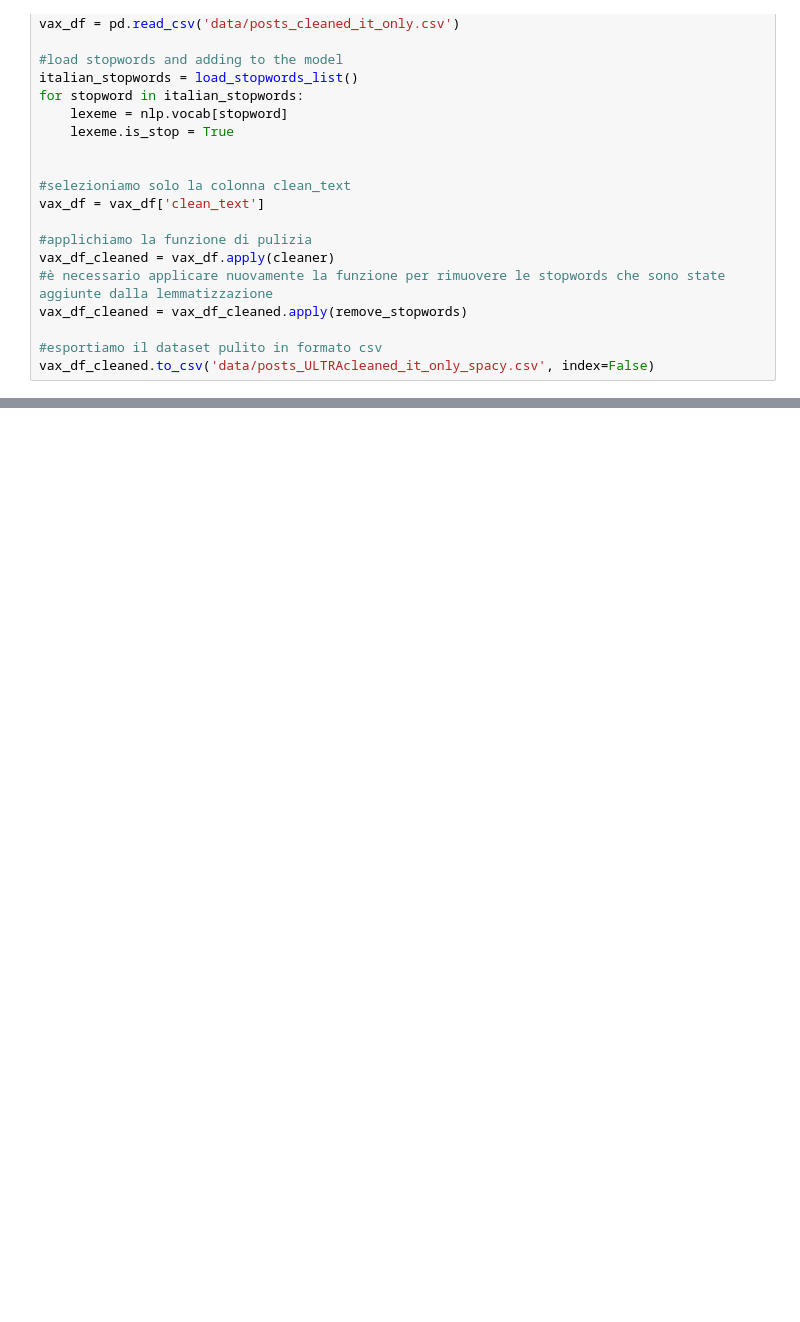
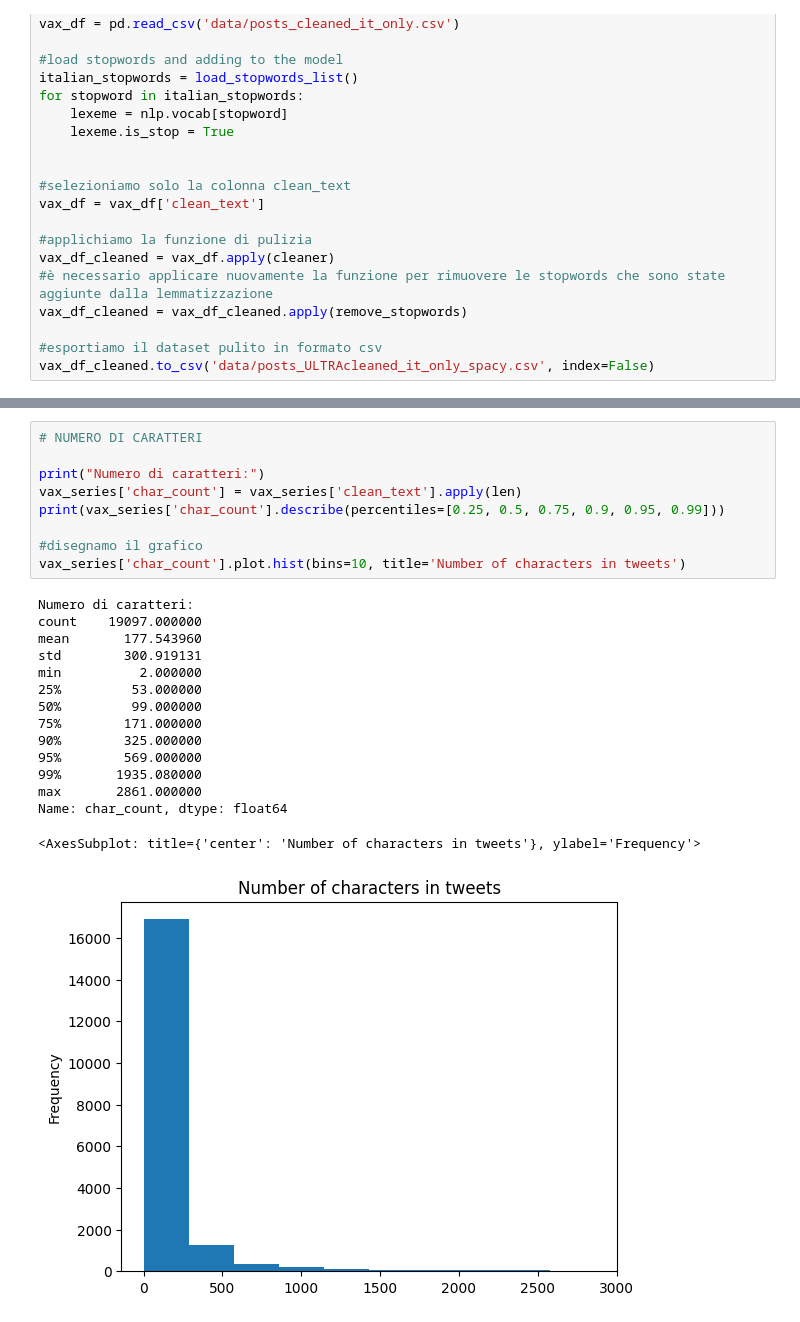
Before and after one commit to bovaristEliza/AE-GuANto, a Jupyter notebook: spacy_cleaner.ipynb, the cells around one changed output, grey strips where cells are left out. Drawn from its saved outputs; the diff is of its cells as text; blank space fills up the shorter version.

```diff
--- a/spacy_cleaner.ipynb
+++ b/spacy_cleaner.ipynb
@@ -93,0 +122,25 @@ barplot(words=common_words, words_counts=common_words_counts, title='Most Freque
+# %%
+# NUMERO DI CARATTERI
+
+print("Numero di caratteri:")
+vax_series['char_count'] = vax_series['clean_text'].apply(len)
+print(vax_series['char_count'].describe(percentiles=[0.25, 0.5, 0.75, 0.9, 0.95, 0.99]))
+
+#disegnamo il grafico
+vax_series['char_count'].plot.hist(bins=10, title='Number of characters in tweets')
+# %% [output]
+Numero di caratteri:
+count    19097.000000
+mean       177.543960
+std        300.919131
+min          2.000000
+25%         53.000000
+50%         99.000000
+75%        171.000000
+90%        325.000000
+95%        569.000000
+99%       1935.080000
+max       2861.000000
+Name: char_count, dtype: float64
+<AxesSubplot: title={'center': 'Number of characters in tweets'}, ylabel='Frequency'>
+[figure, added]
```
Also changed, not shown: parts of 5 cells of this notebook, 1 other file.
